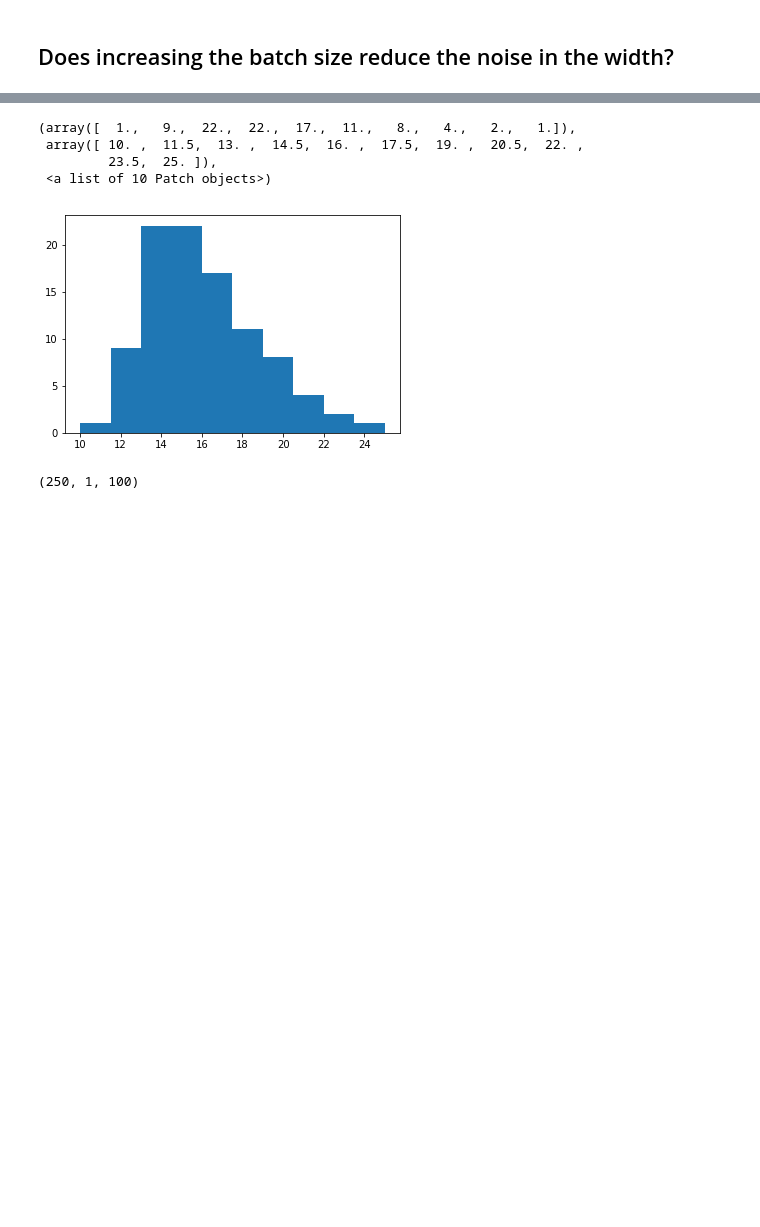
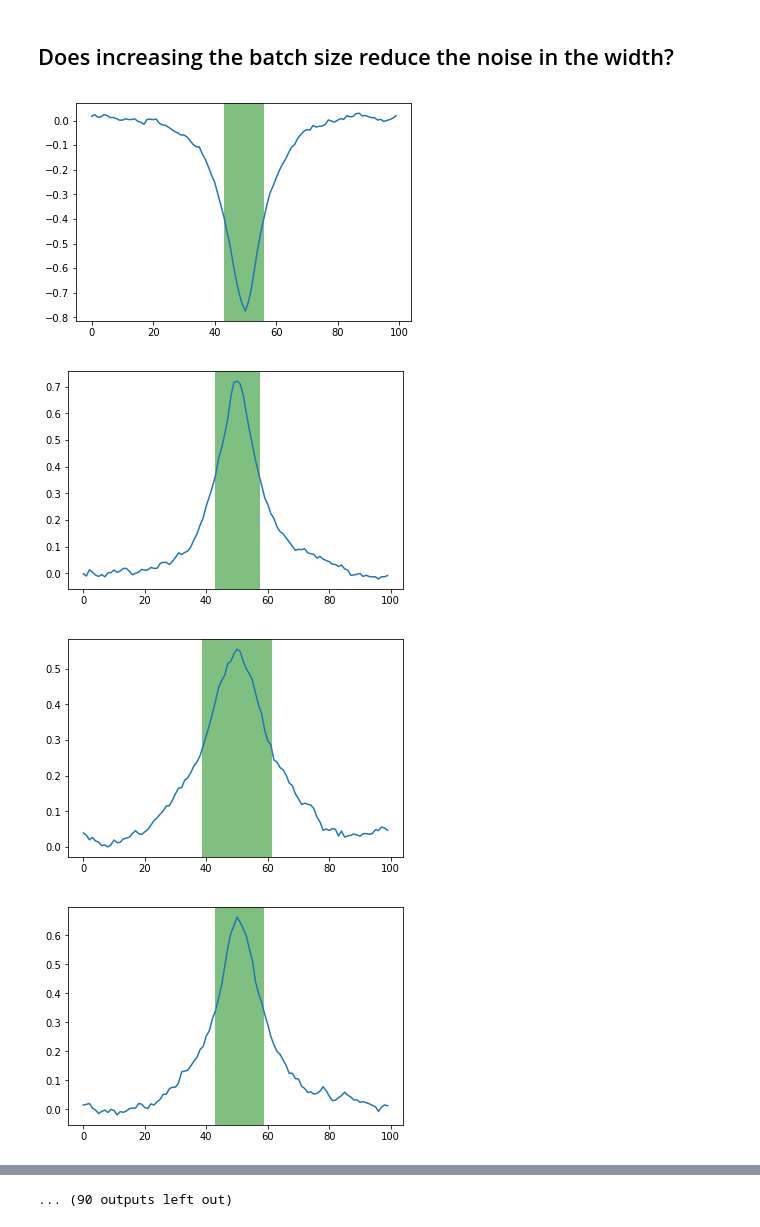
Before and after one commit to btemoshir/learningDynamics, a Jupyter notebook: 5_widthReproducibility.ipynb, the cells around one changed output, grey strips where cells are left out. Drawn from its saved outputs; the diff is of its cells as text; code cells hidden in the pictures; blank space fills up the shorter version.

```diff
--- a/5_widthReproducibility.ipynb
+++ b/5_widthReproducibility.ipynb
@@ -213,9 +231,13 @@ for i in np.arange(len(beta)):
 # %%
 import peakWidth
 
 PW = []
 for i in range(len(beta)):
-    PW.append(peakWidth.peakWidth(weight = np.array(results2[i]['W'])[-1,0,:]))
+    PW.append(peakWidth.peakWidth(weight = np.array(results2[i]['W'])[-1,0,:],plot=True))
 
 plt.hist(PW,range=(10,25))
 # %% [output]
+[figure, new version]
+[figure, added]
+[figure, added]
+[figure, added]
@@ -222,9 +252 @@ plt.hist(PW,range=(10,25))
-(array([  1.,   9.,  22.,  22.,  17.,  11.,   8.,   4.,   2.,   1.]),
- array([ 10. ,  11.5,  13. ,  14.5,  16. ,  17.5,  19. ,  20.5,  22. ,
-         23.5,  25. ]),
- <a list of 10 Patch objects>)
+... (90 outputs left out)
-[figure, old version]
-# %%
-print np.array(results2[i]['W']).shape
-# %% [output]
-(250, 1, 100)
```
Also changed, not shown: parts of 12 cells of this notebook, 6 other files.
